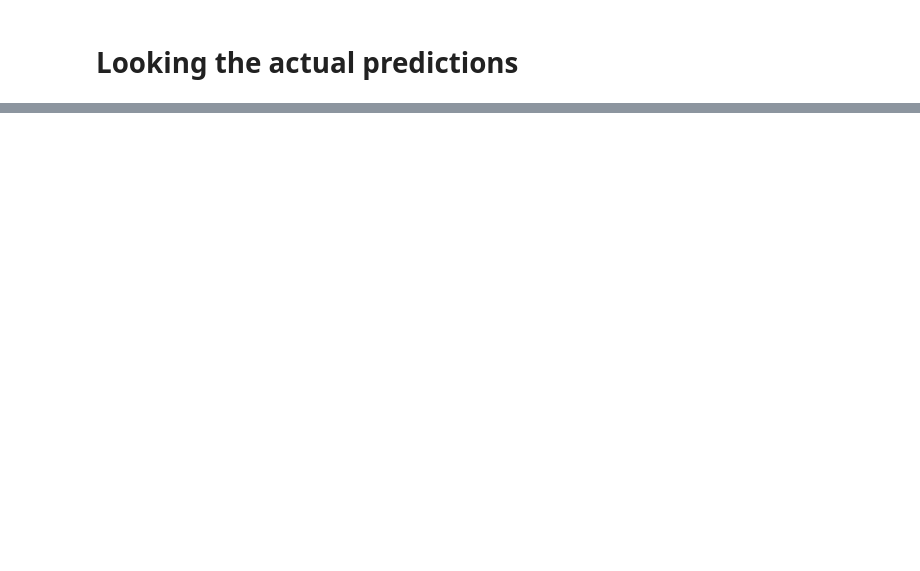
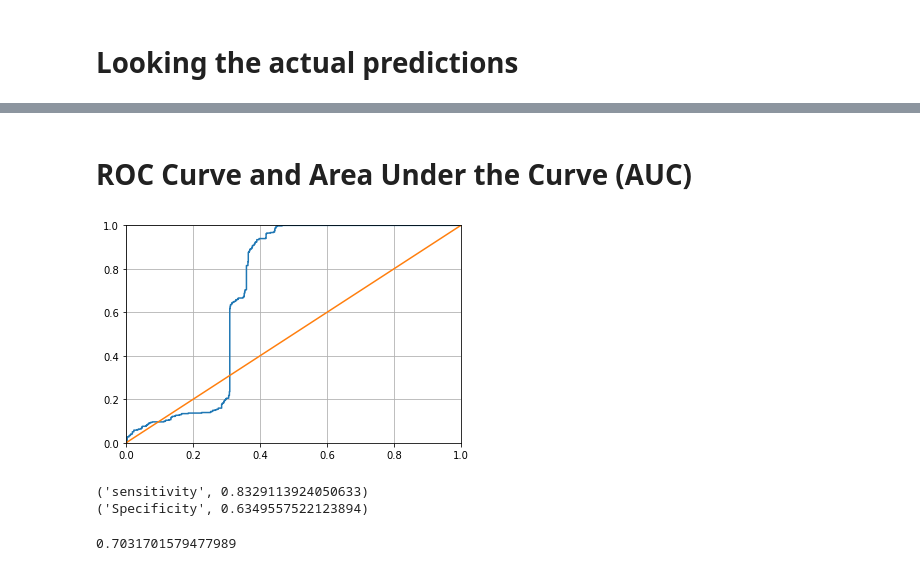
Before and after one commit to BluePanda-io/AutoML, a Jupyter notebook: mainVisualization.ipynb, the cells around one changed output, grey strips where cells are left out. Cells and saved outputs as stored; diff of their text form; code cells hidden in the pictures; blank space fills up the shorter version.

```diff
--- a/mainVisualization.ipynb
+++ b/mainVisualization.ipynb
@@ -351,0 +575,15 @@ VisualizePredTestResults(modelNN,test_data,test_labels,12,5)
+# %% [markdown]
+# ROC Curve and Area Under the Curve (AUC)
+# %%
+fpr,tpr,thresholds = metrics.roc_curve(test_labels,y_pred_prob)
+plt.plot(fpr,tpr)
+plt.xlim([0,1.0])
+plt.ylim([0,1.0])
+plt.grid(True)
+
+
+x = np.linspace(0, 1, num=20)
+
+plt.plot(x, x);
+# %% [output]
+[figure, added]
@@ -351,0 +594,9 @@ VisualizePredTestResults(modelNN,test_data,test_labels,12,5)
+# %%
+evaluate_threshold(0.5)
+# %% [output]
+('sensitivity', 0.8329113924050633)
+('Specificity', 0.6349557522123894)
+# %%
+print(metrics.roc_auc_score(test_labels,y_pred_prob))
+# %% [output]
+0.7031701579477989
```
Also changed, not shown: parts of 26 cells of this notebook.
